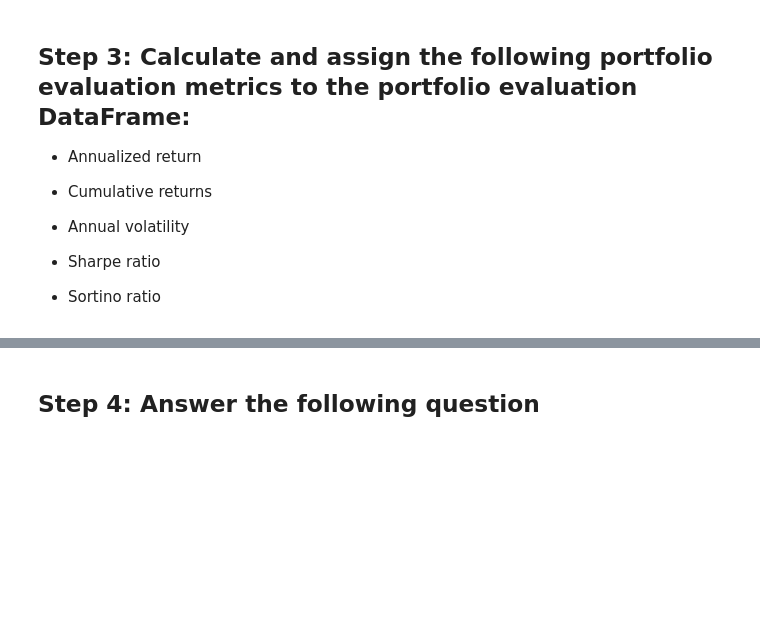
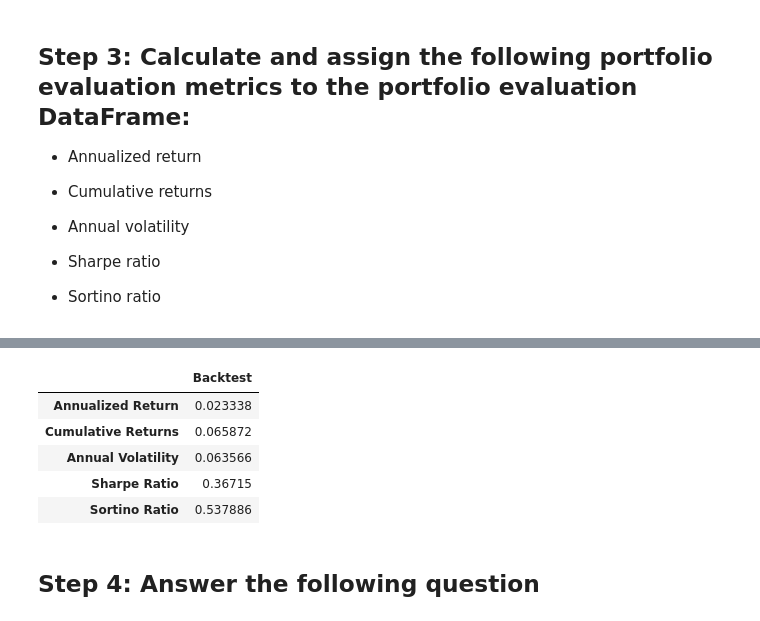
Before and after one commit to JamelBoyer/J_Boyer_Bootcamp, a Jupyter notebook: 01-Lesson-Plans/15-Algorithmic-Trading/2/Activities/04-Stu_Evaluating_Your_Short_Position_Algorithm/Unsolved/evaluating_your_short_position_algorithm.ipynb, the cells around one changed output, grey strips where cells are left out. Drawn from its saved outputs; the diff is of its cells as text; code cells hidden in the pictures; blank space fills up the shorter version.

```diff
--- a/01-Lesson-Plans/15-Algorithmic-Trading/2/Activities/04-Stu_Evaluating_Your_Short_Position_Algorithm/Unsolved/evaluating_your_short_position_algorithm.ipynb
+++ b/01-Lesson-Plans/15-Algorithmic-Trading/2/Activities/04-Stu_Evaluating_Your_Short_Position_Algorithm/Unsolved/evaluating_your_short_position_algorithm.ipynb
@@ -284,29 +313,43 @@ portfolio_evaluation_df.loc['Sharpe Ratio'] = # YOUR CODE HERE
 # Start by calculating the downside return values
 
 # Create a DataFrame that contains the Portfolio Daily Returns column
-sortino_ratio_df = # YOUR CODE HERE
+sortino_ratio_df = signals_df[["Portfolio Daily Returns"]].copy()
+
 
 # Create a column to hold downside return values
-sortino_ratio_df.loc[:,'Downside Returns'] = # YOUR CODE HERE
+sortino_ratio_df.loc[:,'Downside Returns'] = 0
 
 # Find Portfolio Daily Returns values less than 0,
 # square those values, and add them to the Downside Returns column
-# YOUR CODE HERE
+sortino_ratio_df.loc[sortino_ratio_df["Portfolio Daily Returns"] < 0,
+                     "Downside Returns"] = sortino_ratio_df["Portfolio Daily Returns"]**2
+
 
 # Calculate the annualized return value
-annualized_return = # YOUR CODE HERE
+annualized_return = (
+    sortino_ratio_df["Portfolio Daily Returns"].mean() * 252
+)
 
 # Calculate the annualized downside standard deviation value
-downside_standard_deviation = # YOUR CODE HERE
+downside_standard_deviation = (
+    np.sqrt(sortino_ratio_df["Downside Returns"].mean()) * np.sqrt(252)
+)
 
 # Divide the annualized return value by the downside standard deviation value
-sortino_ratio = # YOUR CODE HERE
+sortino_ratio = annualized_return/downside_standard_deviation
 
 # Add the Sortino ratio to the evaluation DataFrame
-portfolio_evaluation_df.loc['Sortino Ratio'] = # YOUR CODE HERE
+portfolio_evaluation_df.loc['Sortino Ratio'] = sortino_ratio
 # %%
 # Review the portfolio evaluation DataFrame
-# YOUR CODE HERE
+portfolio_evaluation_df
+# %% [output]
+|  | Backtest |
+| Annualized Return | 0.023338 |
+| Cumulative Returns | 0.065872 |
+| Annual Volatility | 0.063566 |
+| Sharpe Ratio | 0.36715 |
+| Sortino Ratio | 0.537886 |
 # %% [markdown]
 ## Step 4: Answer the following question
 # %% [markdown]
```
Also changed, not shown: parts of 7 cells of this notebook.
